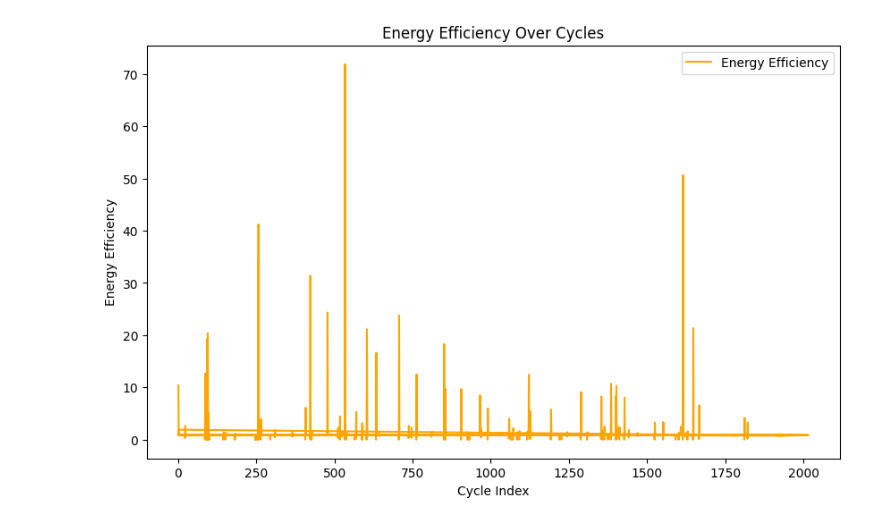
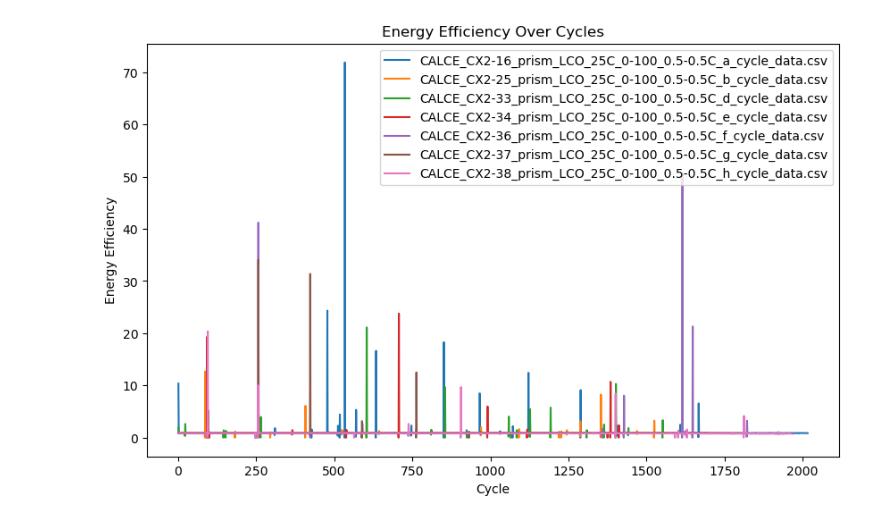
Before and after one commit to ahmedashfaq0312/ASR-Automatic-Speech-Recognition-, a Jupyter notebook: CALC_Ahmed/calc__data_all_files.ipynb, the cells around one changed output. Cells and saved outputs as stored; diff of their text form; code cells hidden in the pictures.

```diff
--- a/CALC_Ahmed/calc__data_all_files.ipynb
+++ b/CALC_Ahmed/calc__data_all_files.ipynb
@@ -102,0 +109,17 @@ plt.show()
+# %%
+if file_count > 0:
+    # Plot data from each file
+    plt.figure(figsize=(10, 6))
+
+    for file_name, df in data_files:
+        if not df.empty:
+            # Assuming 'Cycle' and 'Capacity' columns exist in each file
+            plt.plot(df['Cycle_Index'], df['Discharge_Capacity (Ah)'], label=file_name)
+
+    plt.xlabel('Cycle')
+    plt.ylabel('Discharge_Capacity')
+    plt.title('Discharge_Capacity')
+    plt.legend()
+    plt.show()
+else:
+    print("No data loaded. Please check the directory path and try again.")
@@ -103,11 +128,19 @@ plt.show()
 # %%
-# Plot energy efficiency over cycles
-plt.figure(figsize=(10, 6))
-plt.plot(battery_data['Cycle_Index'], battery_data['Energy_Efficiency'], label='Energy Efficiency', color='orange')
-plt.xlabel('Cycle Index')
-plt.ylabel('Energy Efficiency')
-plt.title('Energy Efficiency Over Cycles')
-plt.legend()
-plt.show()
+if file_count > 0:
+    # Plot data from each file
+    plt.figure(figsize=(10, 6))
+
+    for file_name, df in data_files:
+        if not df.empty:
+            # Assuming 'Cycle' and 'Capacity' columns exist in each file
+            plt.plot(df['Cycle_Index'], df['Energy_Efficiency'], label=file_name)
+
+    plt.xlabel('Cycle')
+    plt.ylabel('Energy Efficiency')
+    plt.title('Energy Efficiency Over Cycles')
+    plt.legend()
+    plt.show()
+else:
+    print("No data loaded. Please check the directory path and try again.")
 # %% [output]
-[figure, old version]
+[figure, new version]
```
Also changed, not shown: parts of 11 cells of this notebook.
